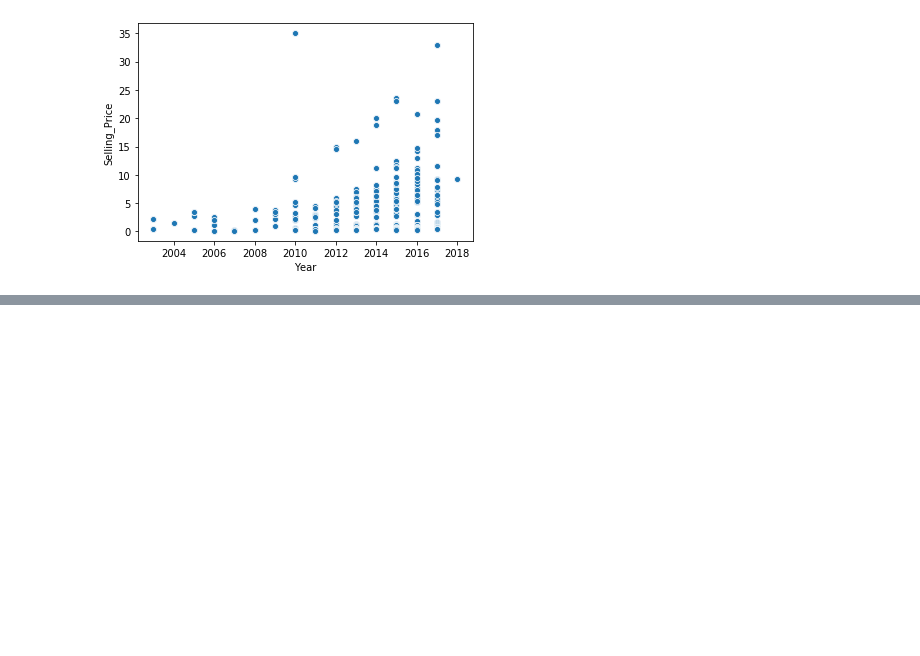
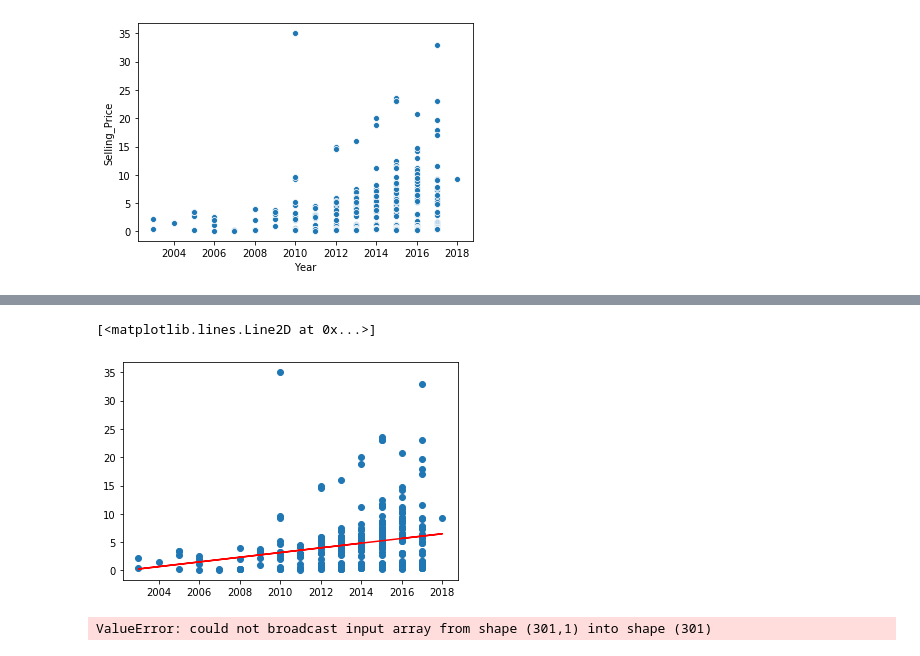
Before and after one commit to ejhb/audit, a Jupyter notebook: 2020-11-02-brief-car/note_booked.ipynb, the cells around one changed output, grey strips where cells are left out. Cells and saved outputs as stored; diff of their text form; code cells hidden in the pictures; blank space fills up the shorter version.

```diff
--- a/2020-11-02-brief-car/note_booked.ipynb
+++ b/2020-11-02-brief-car/note_booked.ipynb
@@ -185,0 +207,21 @@ KeyboardInterrupt:
+# %%
+# For some reason need to be reshape everywhere?????
+x2 = x.values.reshape(-1,1)
+#############################
+
+from sklearn import linear_model
+
+model = linear_model.LinearRegression()
+result = model.fit(x2,y)
+
+print("coef:",(result.coef_),"result:",(result.intercept_))
+
+plt.scatter(x,y)
+plt.plot(x2, result.predict(x2),'r')
+# %% [output]
+[<matplotlib.lines.Line2D at 0x...>]
+[figure, added]
+# %%
+sns.lmplot(x2, result.predict(x2), data=df)
+# %% [output]
+ValueError: could not broadcast input array from shape (301,1) into shape (301)
```
Also changed, not shown: parts of 14 cells of this notebook, 3 other files.
